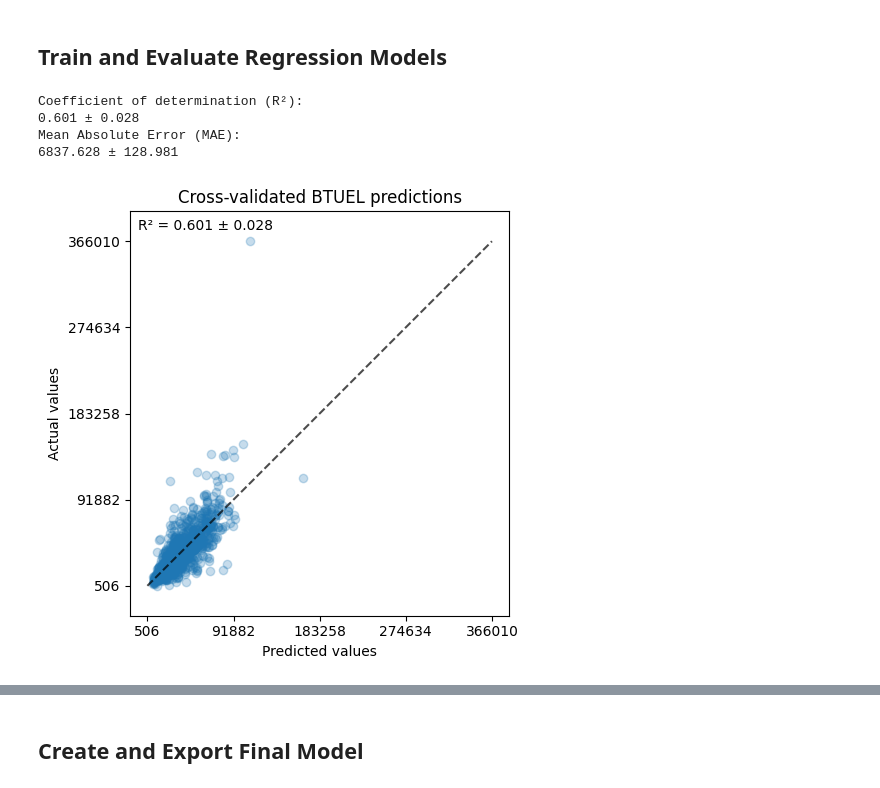
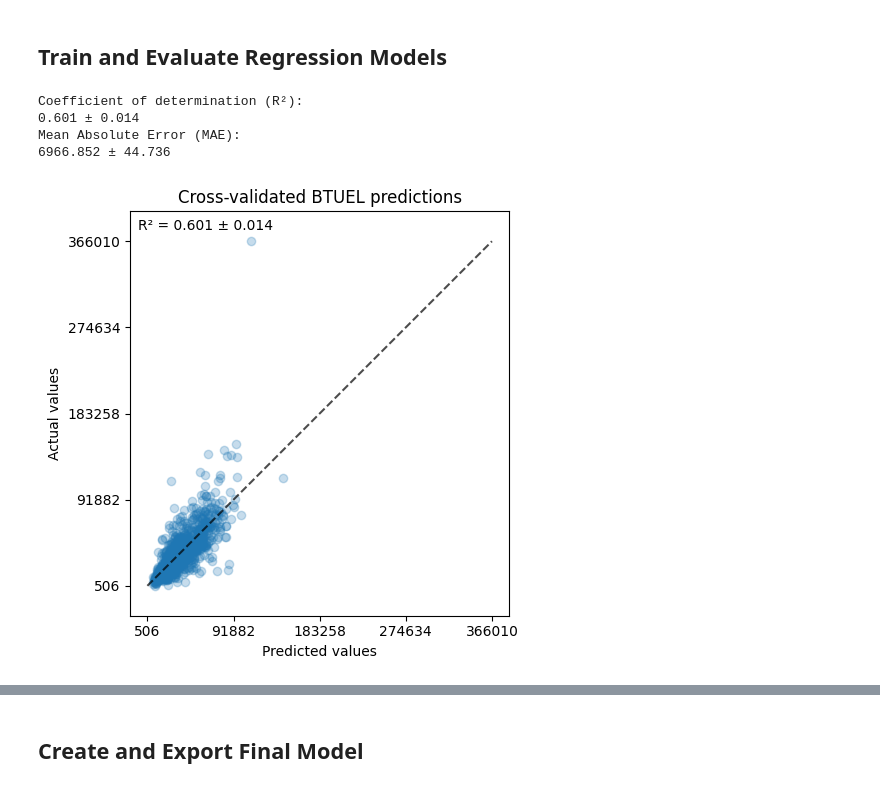
Before and after one commit to jon-codes/c964-model, a Jupyter notebook: notebooks/train.ipynb, the cells around one changed output, grey strips where cells are left out. Saved outputs shown, nothing was run; the diff lists cells and outputs as text; code cells hidden in the pictures.

```diff
--- a/notebooks/train.ipynb
+++ b/notebooks/train.ipynb
@@ -219,0 +101,35 @@ ColumnTransformer(remainder='passthrough',
+# %%
+def create_constant_imputer(fill_value):
+    return SimpleImputer(
+        strategy="constant", fill_value=fill_value, add_indicator=False
+    )
+
+def create_median_imputer():
+    return SimpleImputer(strategy="median", add_indicator=False)
+
+preprocess_boolean = make_pipeline(
+    create_constant_imputer(fill_value=False)
+)
+
+preprocess_numerical = ColumnTransformer(
+    [
+        ("median", create_median_imputer(), [
+            "HDD65",
+            "CDD65",
+            "TEMPHOME",
+            "TEMPHOMEAC",
+            "NHSLDMEM",
+            "SQFTEST",
+        ]),
+    ],
+    remainder=create_constant_imputer(fill_value=0)
+)
+
+preprocessor = ColumnTransformer(
+    [
+        ("numerical", preprocess_numerical, make_column_selector(dtype_include="number")),
+        ("boolean", preprocess_boolean, make_column_selector(dtype_include="boolean"))
+    ],
+    remainder="passthrough"
+)
+preprocessor
@@ -224,7 +159,7 @@ def evaluate_regressor(target_var, regressor):
     target = targets[target_var]
     pipeline = make_pipeline(preprocessor, regressor)
 
-    cv = KFold(n_splits=5, shuffle=True, random_state=42)
+    cv = KFold(n_splits=3, shuffle=True, random_state=42)
     cv_results = cross_validate(
         pipeline,
         data,
@@ -252,37 +187,37 @@ def evaluate_regressor(target_var, regressor):
         cv=cv,
     )
 
     _, ax = plt.subplots(figsize=(5, 5))
     display = PredictionErrorDisplay.from_predictions(
         target,
         y_pred=y_pred,
         kind="actual_vs_predicted",
         ax=ax,
         scatter_kwargs={"alpha": 0.25},
         random_state=42,
     )
     ax.set_title(f"Cross-validated {target_var} predictions")
     ax.text(
         0.02,
         0.98,
         f"R² = {scores['R2'].mean():.3f} ± {scores['R2'].std():.3f}",
         ha="left",
         va="top",
         transform=ax.transAxes,
     )
     plt.tight_layout()
     plt.show()
 
 target_var = "BTUEL"
-regressor = lgb.LGBMRegressor(objective="gamma", verbose=-1, random_state=42)
+regressor = lgb.LGBMRegressor(objective="tweedie", verbose=-1, random_state=42)
 
 evaluate_regressor(target_var, regressor)
 # %% [output]
 Coefficient of determination (R²):
-0.601 ± 0.028
+0.601 ± 0.014
 Mean Absolute Error (MAE):
-6837.628 ± 128.981
+6966.852 ± 44.736
-[figure, old version]
+[figure, new version]
 # %%
 target_var = "BTUNG"
 regressor = lgb.LGBMRegressor(objective="tweedie", verbose=-1, random_state=42)
```
Also changed, not shown: parts of 8 cells of this notebook, 4 other files.
